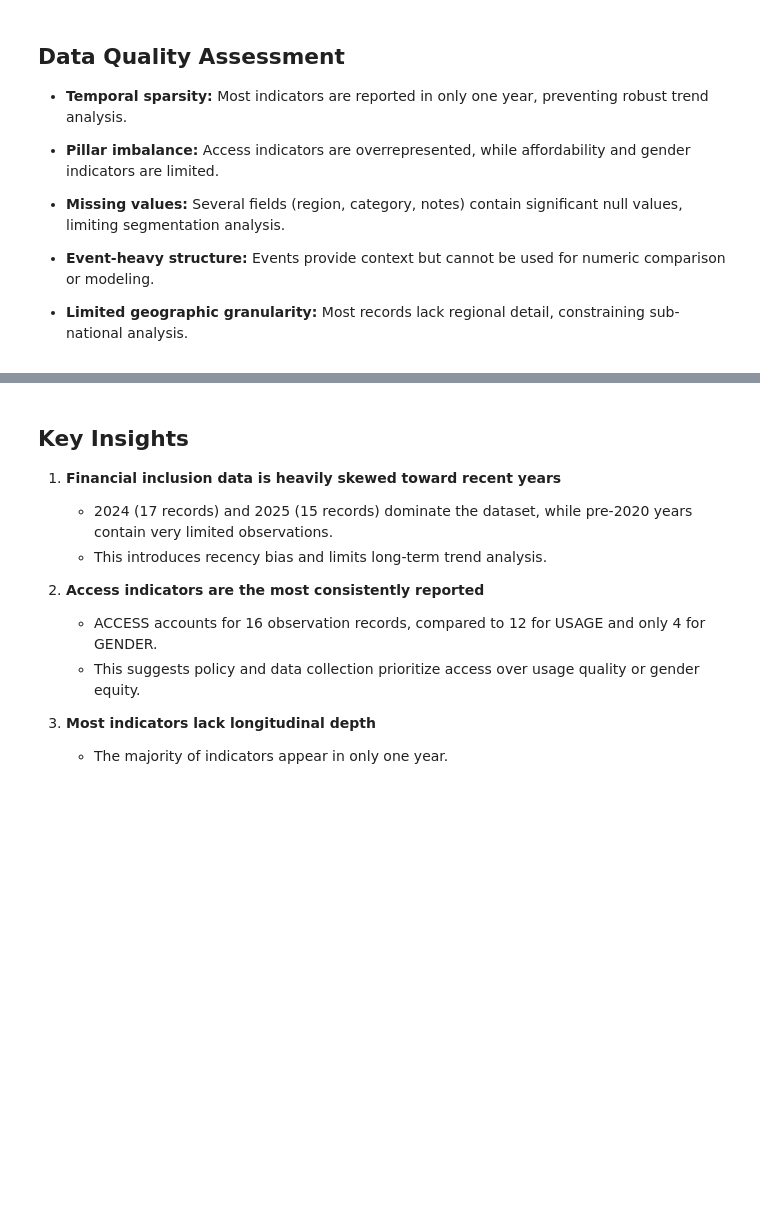
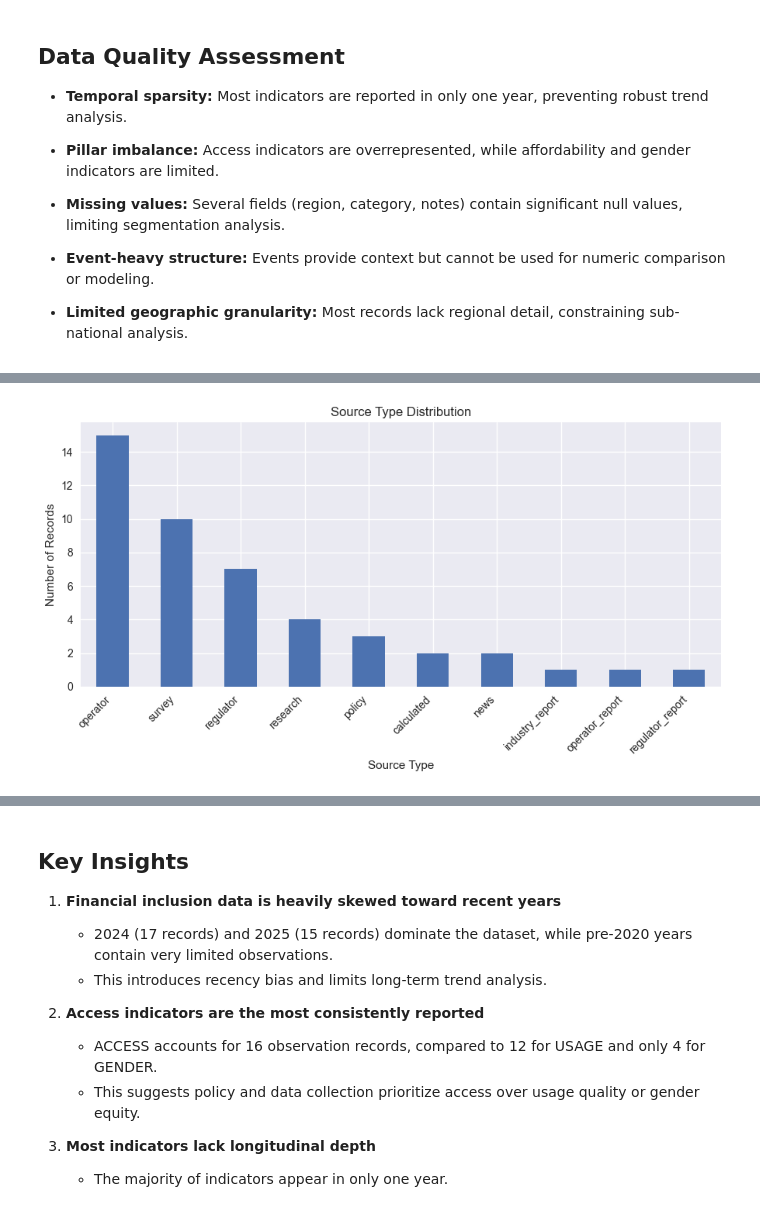
Before and after one commit to BitaniaG/Forecasting-Financial-Inclusion, a Jupyter notebook: notebooks/task_2_eda.ipynb, the cells around one changed output, grey strips where cells are left out. Cells and saved outputs as stored; diff of their text form; code cells hidden in the pictures; blank space fills up the shorter version.

```diff
--- a/notebooks/task_2_eda.ipynb
+++ b/notebooks/task_2_eda.ipynb
@@ -304,0 +363,15 @@ supplement numeric analysis with contextual events.
+# %%
+# Source Type Distribution plot
+
+source_counts = fi_df["source_type"].value_counts()
+
+plt.figure(figsize=(9, 5))
+source_counts.plot(kind="bar")
+plt.xlabel("Source Type")
+plt.ylabel("Number of Records")
+plt.title("Source Type Distribution")
+plt.xticks(rotation=45, ha="right")
+plt.tight_layout()
+plt.show()
+# %% [output]
+[figure, added]
```
Also changed, not shown: parts of 5 cells of this notebook, 1 other file.
